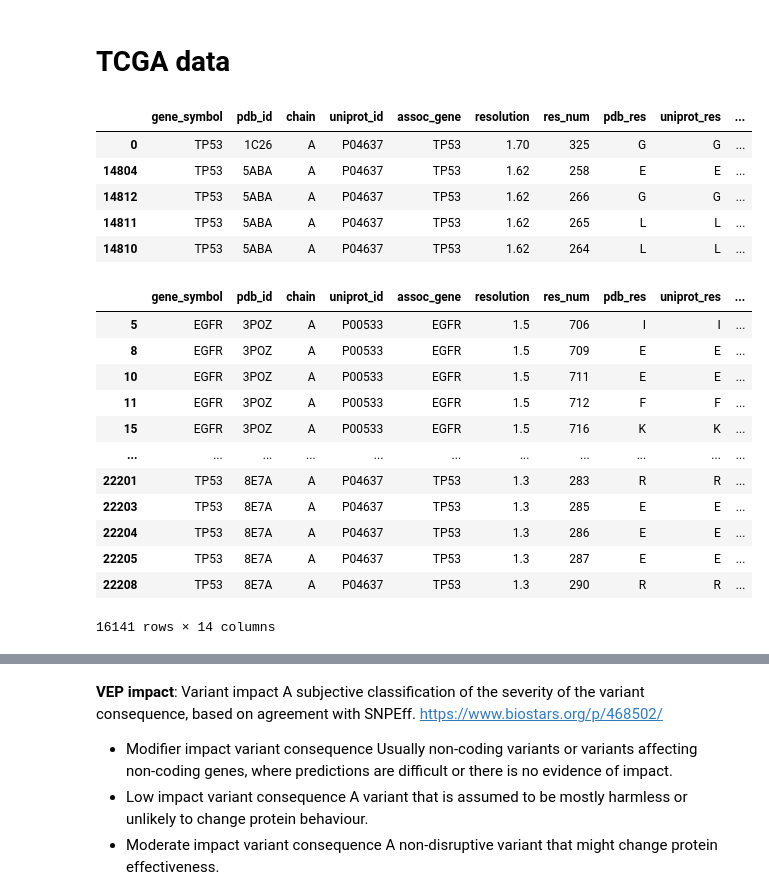
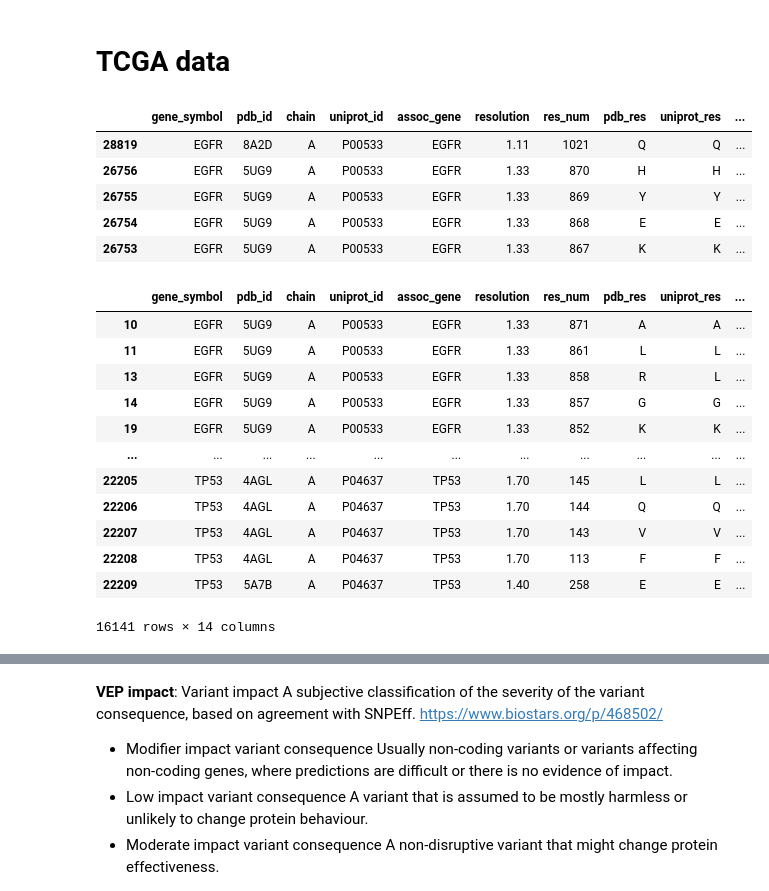
Before and after one commit to Yoannli/NetworkAnalysis, a Jupyter notebook: analysis.ipynb, the cells around one changed output, grey strips where cells are left out. Saved outputs shown, nothing was run; the diff lists cells and outputs as text; code cells hidden in the pictures.

```diff
--- a/analysis.ipynb
+++ b/analysis.ipynb
@@ -47,16 +48,16 @@ residue_data.groupby('gene_symbol')['pdb_id'].nunique().reset_index()
 # TCGA data
 # %%
 residue_data = pd.read_csv('final_data.csv')
-residue_data = residue_data.sort_values("assoc_gene", ascending=False)
+residue_data = residue_data.sort_values("assoc_gene", ascending=True)
 residue_data
 residue_data.head()
 # %% [output]
 |  | gene_symbol | pdb_id | chain | uniprot_id | assoc_gene | resolution | res_num | pdb_res | uniprot_res | ... |
-| 0 | TP53 | 1C26 | A | P04637 | TP53 | 1.70 | 325 | G | G | ... |
-| 14804 | TP53 | 5ABA | A | P04637 | TP53 | 1.62 | 258 | E | E | ... |
-| 14812 | TP53 | 5ABA | A | P04637 | TP53 | 1.62 | 266 | G | G | ... |
-| 14811 | TP53 | 5ABA | A | P04637 | TP53 | 1.62 | 265 | L | L | ... |
-| 14810 | TP53 | 5ABA | A | P04637 | TP53 | 1.62 | 264 | L | L | ... |
+| 28819 | EGFR | 8A2D | A | P00533 | EGFR | 1.11 | 1021 | Q | Q | ... |
+| 26756 | EGFR | 5UG9 | A | P00533 | EGFR | 1.33 | 870 | H | H | ... |
+| 26755 | EGFR | 5UG9 | A | P00533 | EGFR | 1.33 | 869 | Y | Y | ... |
+| 26754 | EGFR | 5UG9 | A | P00533 | EGFR | 1.33 | 868 | E | E | ... |
+| 26753 | EGFR | 5UG9 | A | P00533 | EGFR | 1.33 | 867 | K | K | ... |
 # %%
 all_merged_data = pd.DataFrame()
 
@@ -110,15 +111,15 @@ for file in os.listdir('TCGA_data'):
 all_merged_data
 # %% [output]
 |  | gene_symbol | pdb_id | chain | uniprot_id | assoc_gene | resolution | res_num | pdb_res | uniprot_res | ... |
-| 5 | EGFR | 3POZ | A | P00533 | EGFR | 1.5 | 706 | I | I | ... |
-| 8 | EGFR | 3POZ | A | P00533 | EGFR | 1.5 | 709 | E | E | ... |
-| 10 | EGFR | 3POZ | A | P00533 | EGFR | 1.5 | 711 | E | E | ... |
-| 11 | EGFR | 3POZ | A | P00533 | EGFR | 1.5 | 712 | F | F | ... |
-| 15 | EGFR | 3POZ | A | P00533 | EGFR | 1.5 | 716 | K | K | ... |
+| 10 | EGFR | 5UG9 | A | P00533 | EGFR | 1.33 | 871 | A | A | ... |
+| 11 | EGFR | 5UG9 | A | P00533 | EGFR | 1.33 | 861 | L | L | ... |
+| 13 | EGFR | 5UG9 | A | P00533 | EGFR | 1.33 | 858 | R | L | ... |
+| 14 | EGFR | 5UG9 | A | P00533 | EGFR | 1.33 | 857 | G | G | ... |
+| 19 | EGFR | 5UG9 | A | P00533 | EGFR | 1.33 | 852 | K | K | ... |
 | ... | ... | ... | ... | ... | ... | ... | ... | ... | ... | ... |
-| 22201 | TP53 | 8E7A | A | P04637 | TP53 | 1.3 | 283 | R | R | ... |
-| 22203 | TP53 | 8E7A | A | P04637 | TP53 | 1.3 | 285 | E | E | ... |
-| 22204 | TP53 | 8E7A | A | P04637 | TP53 | 1.3 | 286 | E | E | ... |
-| 22205 | TP53 | 8E7A | A | P04637 | TP53 | 1.3 | 287 | E | E | ... |
-| 22208 | TP53 | 8E7A | A | P04637 | TP53 | 1.3 | 290 | R | R | ... |
+| 22205 | TP53 | 4AGL | A | P04637 | TP53 | 1.70 | 145 | L | L | ... |
+| 22206 | TP53 | 4AGL | A | P04637 | TP53 | 1.70 | 144 | Q | Q | ... |
+| 22207 | TP53 | 4AGL | A | P04637 | TP53 | 1.70 | 143 | V | V | ... |
+| 22208 | TP53 | 4AGL | A | P04637 | TP53 | 1.70 | 113 | F | F | ... |
+| 22209 | TP53 | 5A7B | A | P04637 | TP53 | 1.40 | 258 | E | E | ... |
 16141 rows × 14 columns
```
Also changed, not shown: parts of 6 cells of this notebook, 1 other file.
